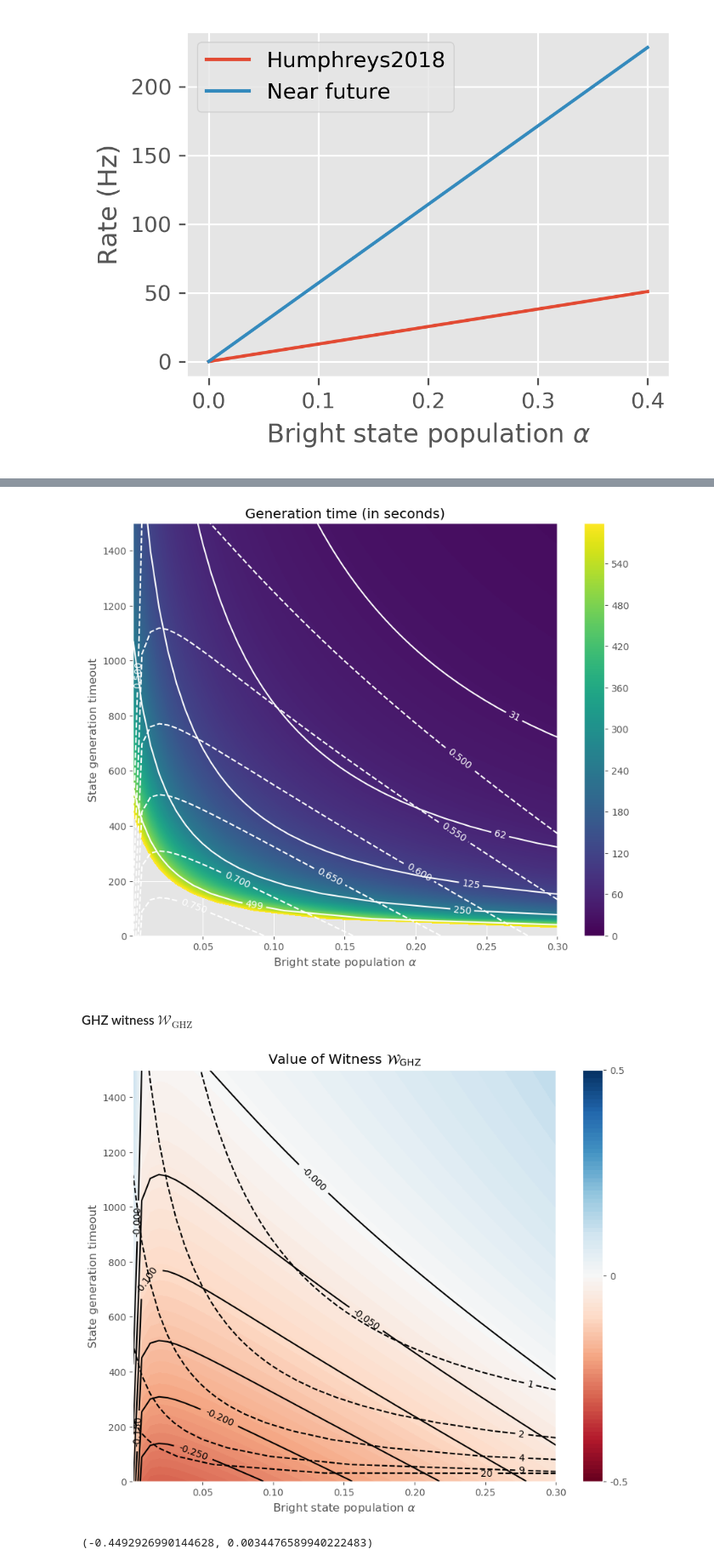
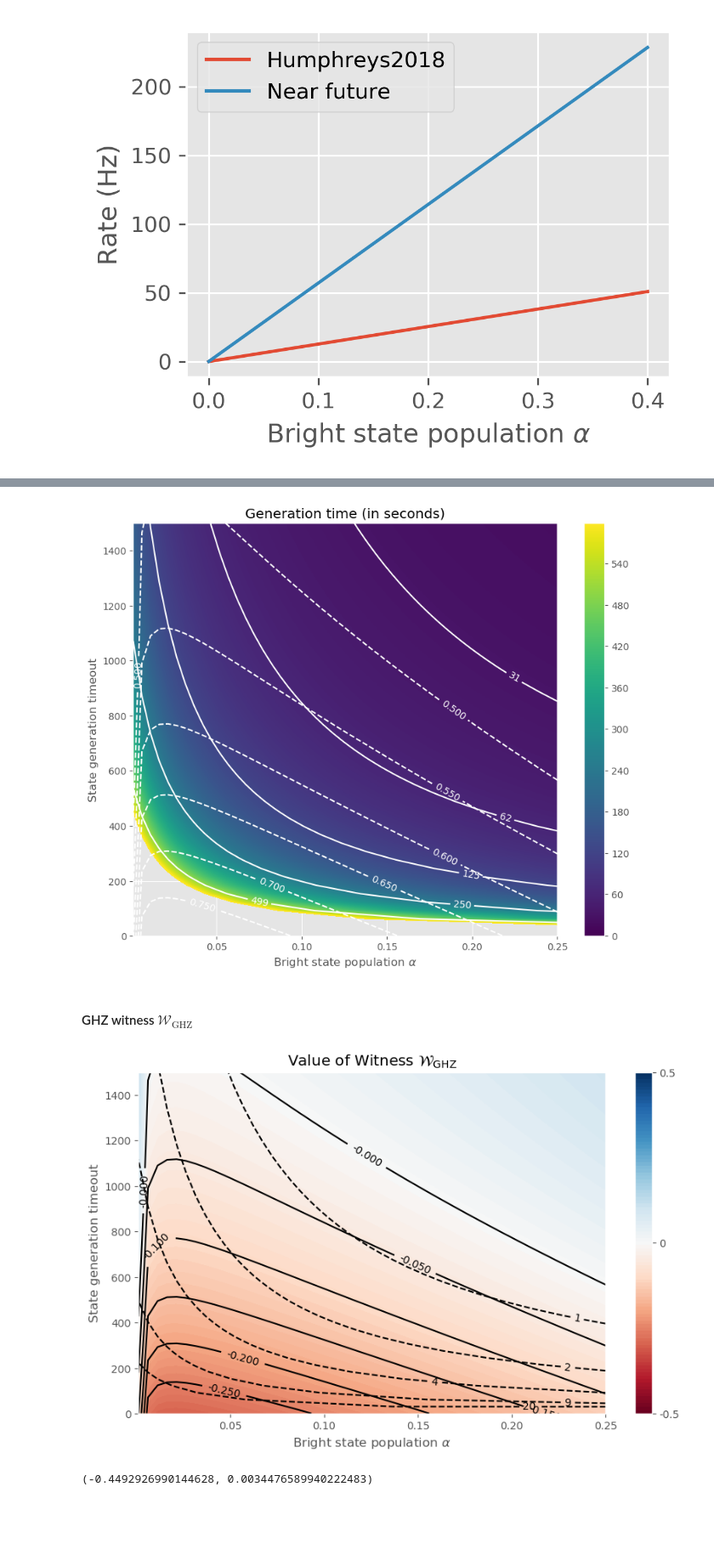
Before and after one commit to matpompili/go-nogo, a Jupyter notebook: Proposal.ipynb, the cells around one changed output, grey strips where cells are left out. Shown at 85% size. Saved outputs shown, nothing was run; the diff lists cells and outputs as text; code cells hidden in the pictures; blank space fills up the shorter version.

```diff
--- a/Proposal.ipynb
+++ b/Proposal.ipynb
@@ -489,7 +489,7 @@ size = 50
 slow_alpha = best_alpha
 q1q3_ent_state, _ = sim_rho_from_alpha(slow_alpha, **near_future_params)
 
-fast_alpha = np.linspace(0.001, 0.3, num=size)
+fast_alpha = np.linspace(0.001, 0.25, num=size)
 fast_rate = sim_rate_from_alpha(fast_alpha, **near_future_params)
 slow_rate = sim_rate_from_alpha(slow_alpha, **near_future_params)
 fast_cycles = np.linspace(1, 1500, num=size, dtype=int)# 1. / fast_rate / 5.5E-6
@@ -550,7 +550,7 @@ plt.clabel(cont_time, inline=1, fontsize=10, fmt="%d")
 
 plt.show()
 # %% [output]
-[figure, old version]
+[figure, new version]
 # %% [markdown]
 #### GHZ witness $\mathcal W_\text{GHZ}$
 # %%
@@ -579,35 +579,35 @@ from itertools import product
 
 joint_state = np.zeros_like(prob_generation_before_timeout, dtype=type(q2q4_ent_state))
 for i,j in product(range(size), range(size)):
     joint_state[i,j] = qt.tensor(decohered_q1q3_ent_state[j], q2q4_ent_state[i]).permute([0,2,1,3])
     joint_state[i,j] = elec_carb_gate * joint_state[i,j] * elec_carb_gate.dag()
 
 final_state = np.zeros_like(prob_generation_before_timeout, dtype=type(q2q4_ent_state))
 for i,j in product(range(size), range(size)):
     final_state[i,j] = (classical_feedback * joint_state[i,j] * classical_feedback.dag()).ptrace([0,1,2])
 
 wits =  np.zeros_like(prob_generation_before_timeout)
 for i,j in product(range(size), range(size)):
     wits[i,j] = (final_state[i,j] * wit_ghz).tr()
 
-plt.figure(figsize=(10,8), dpi=100)
+plt.figure(figsize=(10,6), dpi=100)
 plt.title(r'Value of Witness $\mathcal{W}_\mathrm{GHZ}$')
 plt.contourf(fast_alpha, fast_cycles, wits.transpose(), levels=np.linspace(-0.5, 0.5, 100), cmap='RdBu')
 cbar = plt.colorbar(ticks=[-0.5, 0, 0.5])
 cbar.ax.set_yticklabels(['-0.5', '0', '0.5'])
 
 cont = plt.contour(fast_alpha, fast_cycles, wits.transpose(), colors='black', levels=np.arange(-0.25, 0.05, 0.05), linestyles='solid')
 plt.clabel(cont, inline=1, fontsize=10, colors='black')
 
 cont_time = plt.contour(fast_alpha, fast_cycles, gen_time.transpose() / 60, colors='k', levels = np.unique(np.geomspace(1,20,5, dtype=int)), linestyles='dashed')
 plt.clabel(cont_time, inline=1, fontsize=10, fmt="%d")
 
 plt.xlabel(r'Bright state population $\alpha$')
 plt.ylabel(r'State generation timeout')
 plt.show() if True else plt.savefig('images/witness.pdf')
 plt.close()
 # %% [output]
-[figure, old version]
+[figure, new version]
 # %%
 # Change operators to GHZ basis
 # need to make hadamard on all of them.
```
Also changed, not shown: parts of 1 cell of this notebook, 9 other files.
